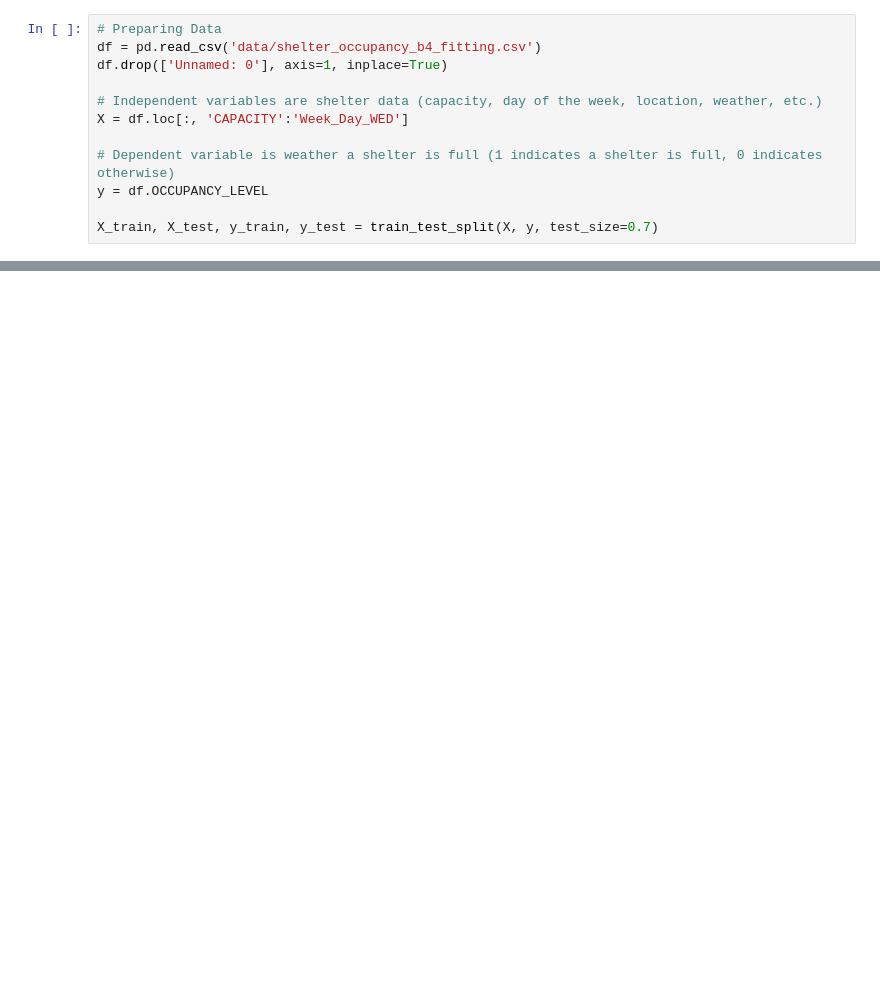
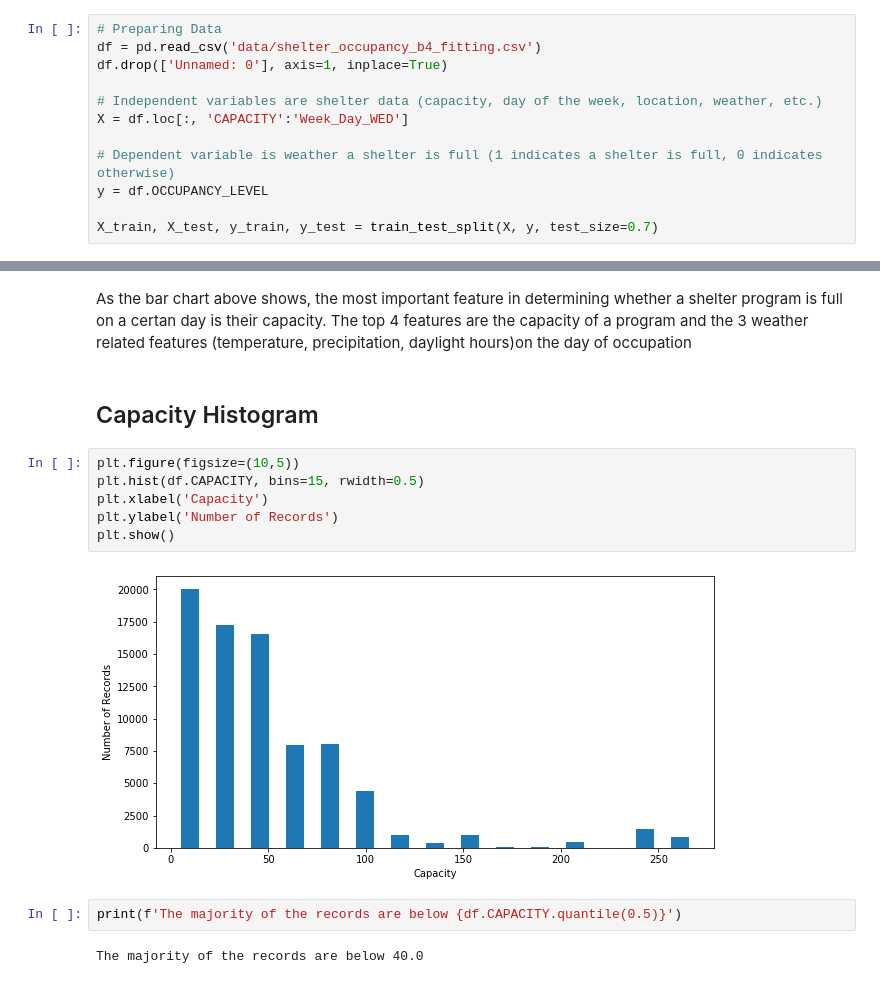
Before and after one commit to borishaw/toronto_shelter, a Jupyter notebook: visualization_and_analysis.ipynb, the cells around one changed output, grey strips where cells are left out. Cells and saved outputs as stored; diff of their text form; blank space fills up the shorter version.

```diff
--- a/visualization_and_analysis.ipynb
+++ b/visualization_and_analysis.ipynb
@@ -77,0 +70,16 @@ for i, c in enumerate(df.CAPACITY.value_counts())
+# %% [markdown]
+As the bar chart above shows, the most important feature in determining whether a shelter program is full on a certan day is their capacity. The top 4 features are the capacity of a program and the 3 weather related features (temperature, precipitation, daylight hours)on the day of occupation
+# %% [markdown]
+## Capacity Histogram
+# %%
+plt.figure(figsize=(10,5))
+plt.hist(df.CAPACITY, bins=15, rwidth=0.5)
+plt.xlabel('Capacity')
+plt.ylabel('Number of Records')
+plt.show()
+# %% [output]
+[figure, added]
+# %%
+print(f'The majority of the records are below {df.CAPACITY.quantile(0.5)}')
+# %% [output]
+The majority of the records are below 40.0
```
Also changed, not shown: parts of 14 cells of this notebook, 1 other file.
